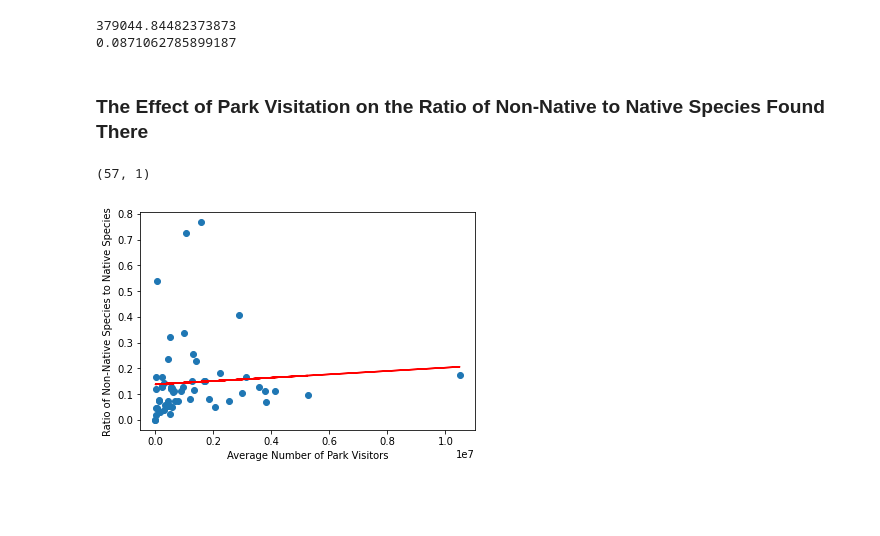
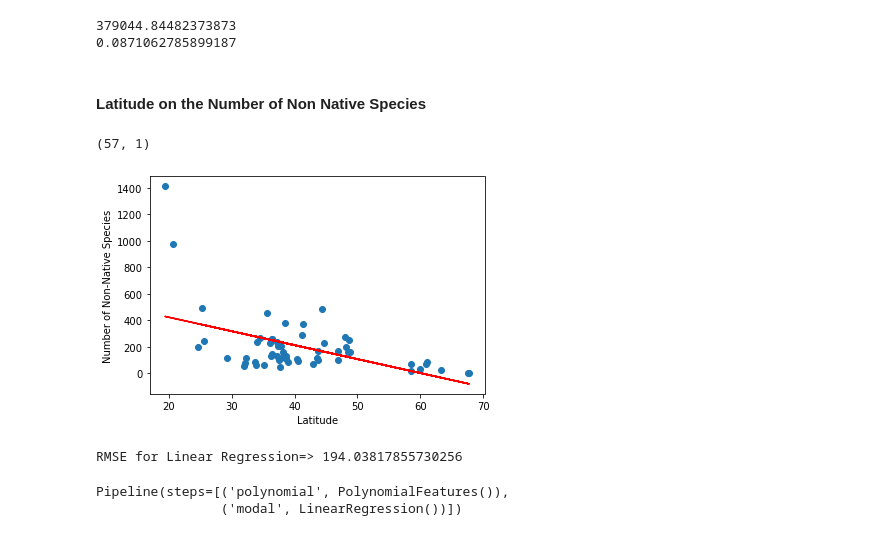
Before and after one commit to holleyvoegtle/Biodiversity_Analysis, a Jupyter notebook: machine-learning/Biodiversity_MachineLearning.ipynb, the cells around one changed output. Saved outputs shown, nothing was run; the diff lists cells and outputs as text; code cells hidden in the pictures; blank space fills up the shorter version.

```diff
--- a/machine-learning/Biodiversity_MachineLearning.ipynb
+++ b/machine-learning/Biodiversity_MachineLearning.ipynb
@@ -49 +50,4 @@ visitation_df = pd.read_sql_table('visitation', engine)
+# %%
+#Create dataframe from database
+biodiversity_df = pd.read_sql_table('biodiversity_df', engine)
 # %%
@@ -704,21 +243,39 @@ print(metrics.r2_score(y, y_pred))
 379044.84482373873
 0.0871062785899187
 # %% [markdown]
-### The Effect of Park Visitation on the Ratio of Non-Native to Native Species Found There
+####  Latitude on the Number of Non Native Species
 # %%
-X = biodiversity_clean_df.Average.values.reshape(-1,1)
-y = y = biodiversity_clean_df['NonNative_to_Native_Ratio'].values.reshape(-1,1)
+X = biodiversity_df.Latitude.values.reshape(-1,1)
+y = biodiversity_df['Not Native'].values.reshape(-1,1)
 
 model = LinearRegression()
 model.fit(X,y)
 y_pred = model.predict(X)
 print(y_pred.shape)
 
 plt.scatter(X,y)
 plt.plot(X, y_pred, color='red')
-plt.xlabel('Average Number of Park Visitors')
-plt.ylabel('Ratio of Non-Native Species to Native Species')
+plt.xlabel('Latitude')
+plt.ylabel('Number of Non-Native Species')
 plt.show()
 # %% [output]
 (57, 1)
-[figure, old version]
+[figure, new version]
+# %%
+from sklearn.metrics import mean_squared_error
+mean_squared_error(y, y_pred)
+print('RMSE for Linear Regression=>', np.sqrt(mean_squared_error(y, y_pred)))
+# %% [output]
+RMSE for Linear Regression=> 194.03817855730256
+# %%
+# importing libraries for polynomial transform
+from sklearn.preprocessing import PolynomialFeatures
+# for creating pipeline
+from sklearn.pipeline import Pipeline
+# creating pipeline and fitting it on data
+Input=[('polynomial',PolynomialFeatures(degree=2)),('modal',LinearRegression())]
+pipe=Pipeline(Input)
+pipe.fit(X,y)
+# %% [output]
+Pipeline(steps=[('polynomial', PolynomialFeatures()),
+                ('modal', LinearRegression())])
```
Also changed, not shown: parts of 58 cells of this notebook.
